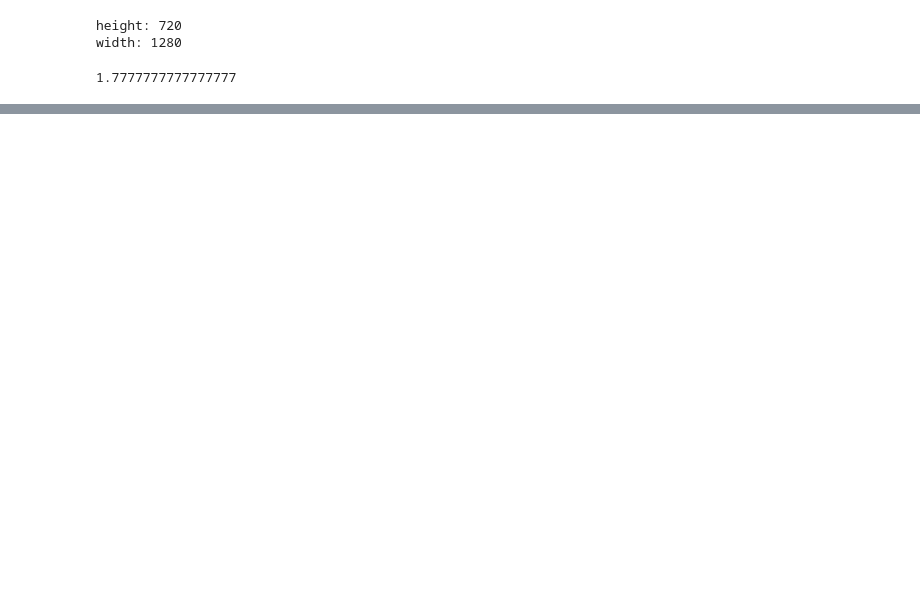
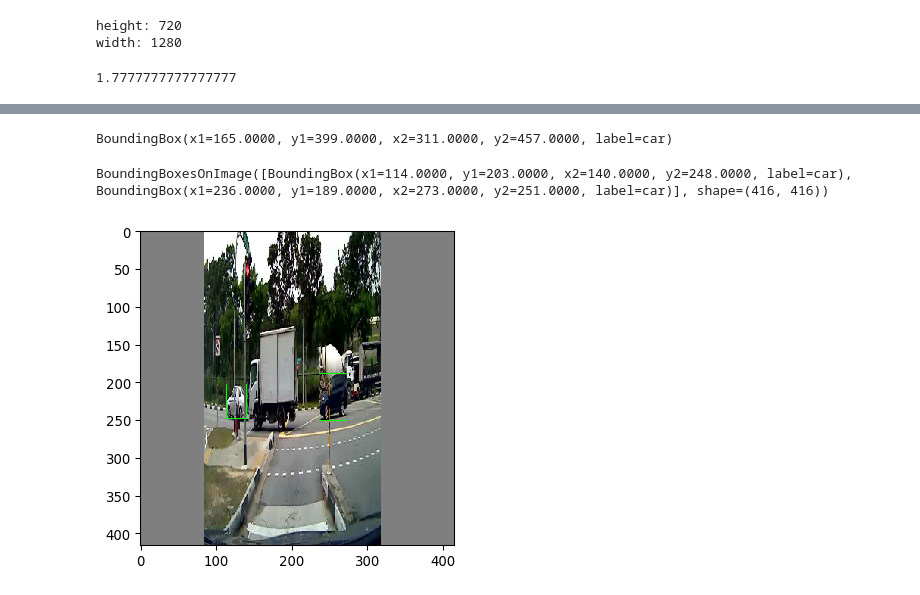
Before and after one commit to raymondng76/ISS-VSE-2019-09-23-IS1FT-CA1, a Jupyter notebook: code/CA1_YoloV3_Train_Test.ipynb, the cells around one changed output, grey strips where cells are left out. Cells and saved outputs as stored; diff of their text form; code cells hidden in the pictures; blank space fills up the shorter version.

```diff
--- a/code/CA1_YoloV3_Train_Test.ipynb
+++ b/code/CA1_YoloV3_Train_Test.ipynb
@@ -514,0 +533,3 @@ imgT.shape
+# %%
+bbs = train_ints[310]['bbs']
+bbs
@@ -581 +608,49 @@ cv2.destroyAllWindows()
 (416, 416, 3)
+# %%
+def _constrain(min_v, max_v, value):
+    if value < min_v: return min_v
+    if value > max_v: return max_v
+    return value
+def correct_bounding_boxes(boxes, new_w, new_h, net_w, net_h, dx, dy, image_w, image_h):
+    boxes = copy.deepcopy(boxes)
+    boundboxes = boxes.bounding_boxes
+    # randomize boxes' order
+#     np.random.shuffle(boxes)
+
+    # correct sizes and positions
+    sx, sy = float(new_w)/image_w, float(new_h)/image_h
+    zero_boxes = []
+
+#     for i in range(len(boundboxes)):
+    for idx in range(len(boundboxes)):
+        boundboxes[idx].x1 = int(_constrain(0, net_w, boundboxes[idx].x1*sx + dx))
+        boundboxes[idx].x2 = int(_constrain(0, net_w, boundboxes[idx].x2*sx + dx))
+        boundboxes[idx].y1 = int(_constrain(0, net_h, boundboxes[idx].y1*sy + dy))
+        boundboxes[idx].y2 = int(_constrain(0, net_h, boundboxes[idx].y2*sy + dy))
+
+        if boundboxes[idx].x2 <= boundboxes[idx].x1 or boundboxes[idx].y2 <= boundboxes[idx].y1:
+            zero_boxes += idx
+            continue
+
+#         if flip == 1:
+#             swap = boxes[i].x1;
+#             boxes[i].x1 = net_w - boxes[i].x2
+#             boxes[i].x2 = net_w - swap
+
+    boxes = [boundboxes[i] for i in range(len(boundboxes)) if i not in zero_boxes]
+
+    return ia.BoundingBoxesOnImage(boxes, (net_w, net_h))
+# %%
+bbs.bounding_boxes[0]
+# %% [output]
+BoundingBox(x1=165.0000, y1=399.0000, x2=311.0000, y2=457.0000, label=car)
+# %%
+all_objs = correct_bounding_boxes(bbs, w, h, 416, 416, dx, dy, img_w, img_h)
+all_objs
+# %% [output]
+BoundingBoxesOnImage([BoundingBox(x1=114.0000, y1=203.0000, x2=140.0000, y2=248.0000, label=car), BoundingBox(x1=236.0000, y1=189.0000, x2=273.0000, y2=251.0000, label=car)], shape=(416, 416))
+# %%
+# ia.imshow(newbbs.draw_on_image(testimgs))
+ia.imshow(all_objs.draw_on_image(final_img))
+# %% [output]
+[figure, added]
```
Also changed, not shown: parts of 8 cells of this notebook.
